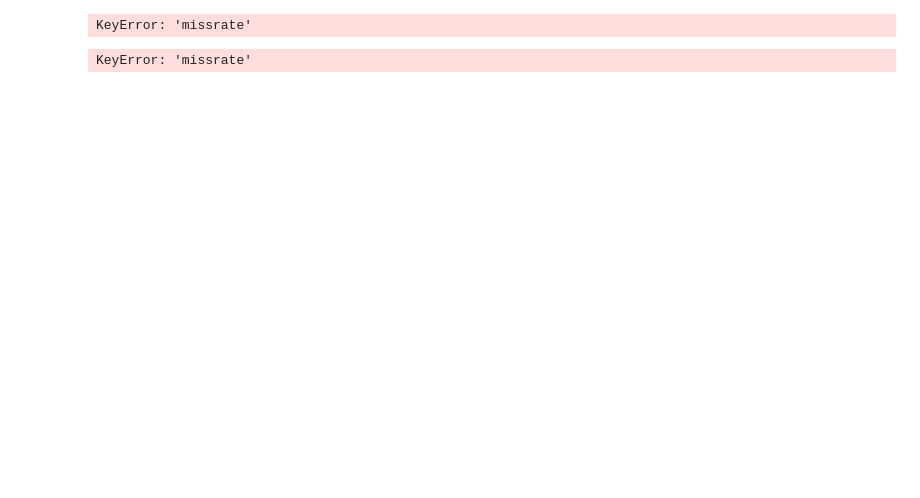
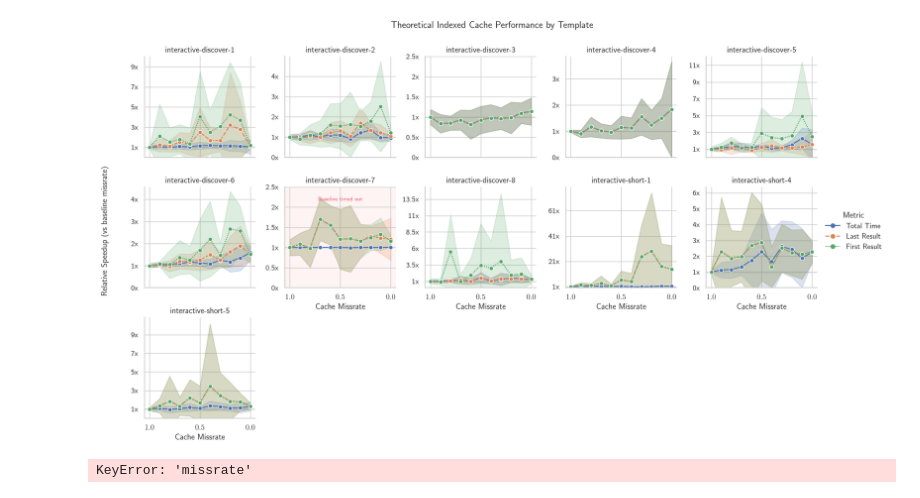
Before and after one commit to RubenEschauzier/process-raw-caching-jbr-output, a Jupyter notebook: src/data_analysis_synthetic_hitrate.ipynb, the cells around one changed output. Drawn from its saved outputs; the diff is of its cells as text; code cells hidden in the pictures; blank space fills up the shorter version.

```diff
--- a/src/data_analysis_synthetic_hitrate.ipynb
+++ b/src/data_analysis_synthetic_hitrate.ipynb
@@ -204,35 +204,35 @@ def create_trellis_plot(df):
                 min_tick = 1.0 - np.ceil((1.0 - ylim[0]) / step) * step
                 max_tick = 1.0 + np.ceil((ylim[1] - 1.0) / step) * step
 
                 new_ticks = np.arange(min_tick, max_tick + step / 2, step)
 
                 # Remove any negative ticks generated by the step sequence
                 new_ticks = new_ticks[new_ticks >= 0]
                 ax.set_yticks(new_ticks)
 
         # Restore upper limits to prevent the new ticks from expanding the axis
         ax.set_ylim(bottom=0, top=ylim[1])
 
         # Format y-ticks as multipliers (e.g., 1.5x)
         ax.yaxis.set_major_formatter(ticker.FuncFormatter(lambda y, _: f'{y:g}x'))
 
     g.figure.suptitle("Theoretical Indexed Cache Performance by Template")
     g.figure.subplots_adjust(top=0.9, left=0.06)
     g.figure.text(0.01, 0.5, "Relative Speedup (vs baseline missrate)",
                va='center', ha='center', rotation='vertical', fontsize=12)
 
     plt.savefig("cache_performance_trellis.png", dpi=300, bbox_inches='tight')
     plt.show()
 
 
 if __name__ == "__main__":
-    df_results = load_and_process_data("../data/data-synth-hitrate")
+    df_results = load_and_process_data("../data/synth-hitrate", file_pattern="query-results-raw-disk-hitrate-*.json")
     if not df_results.empty:
         create_trellis_plot(df_results)
     else:
         print("No valid data found after filtering errors.")
 # %% [output]
-KeyError: 'missrate'
+[figure, added]
 # %%
 from pathlib import Path
 import numpy as np
```
Also changed, not shown: parts of 2 cells of this notebook, 4 other files.
